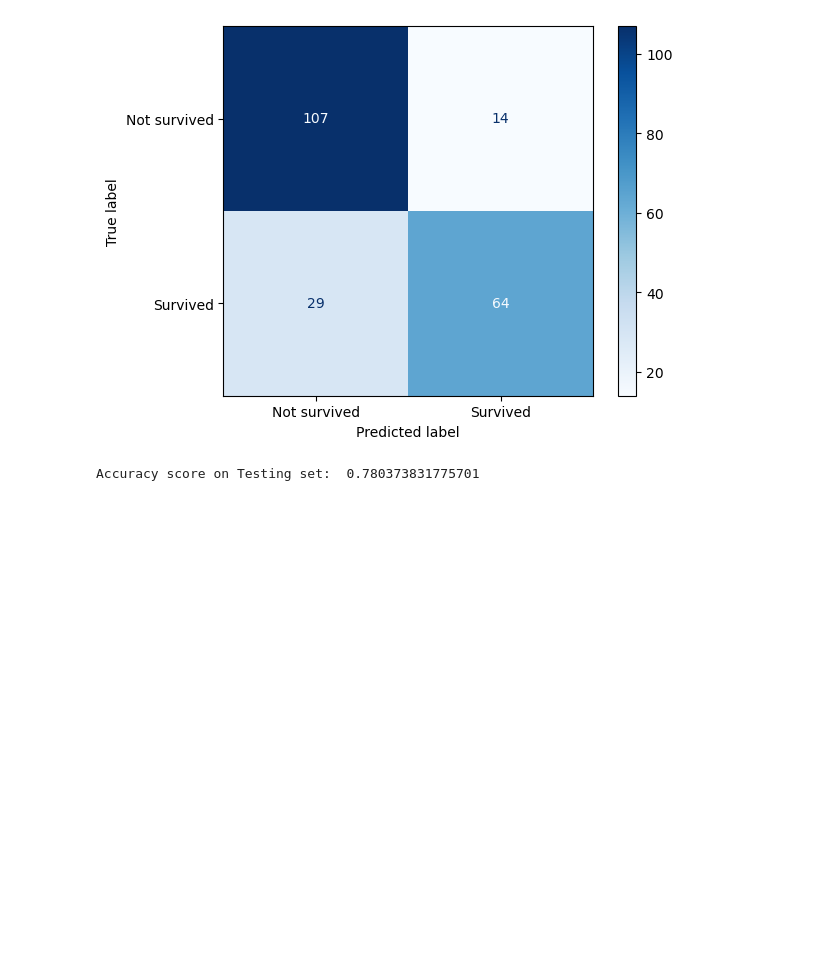
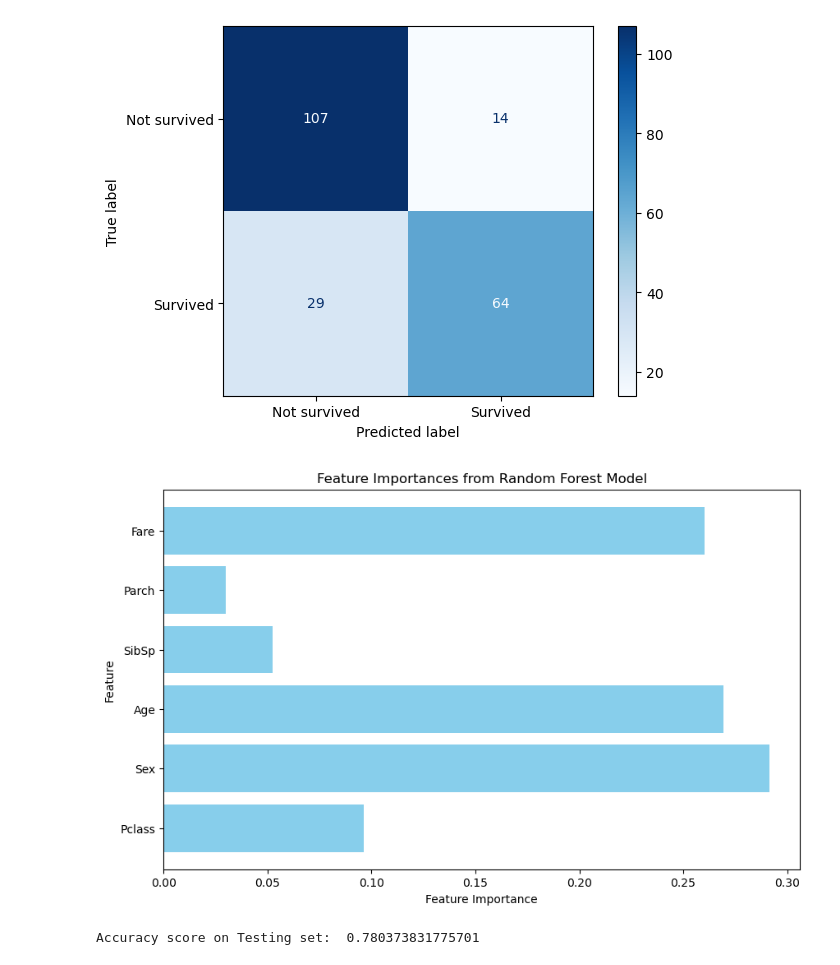
Before and after one commit to Aneusrymm/Model_MachineLearning, a Jupyter notebook: DT.ipynb, the cells around one changed output. Cells and saved outputs as stored; diff of their text form; code cells hidden in the pictures; blank space fills up the shorter version.

```diff
--- a/DT.ipynb
+++ b/DT.ipynb
@@ -49,6 +49,19 @@ disp.plot(cmap=plt.cm.Blues)
 plt.show()
 # %% [output]
 [figure]
+# %%
+# Plot feature importances from the Random Forest model
+importances = rf_model.feature_importances_
+features = X.columns
+
+plt.figure(figsize=(10, 6))
+plt.barh(features, importances, color='skyblue')
+plt.xlabel('Feature Importance')
+plt.ylabel('Feature')
+plt.title('Feature Importances from Random Forest Model')
+plt.show()
+# %% [output]
+[figure, added]
 # %%
 from sklearn.ensemble import RandomForestClassifier
 
```
